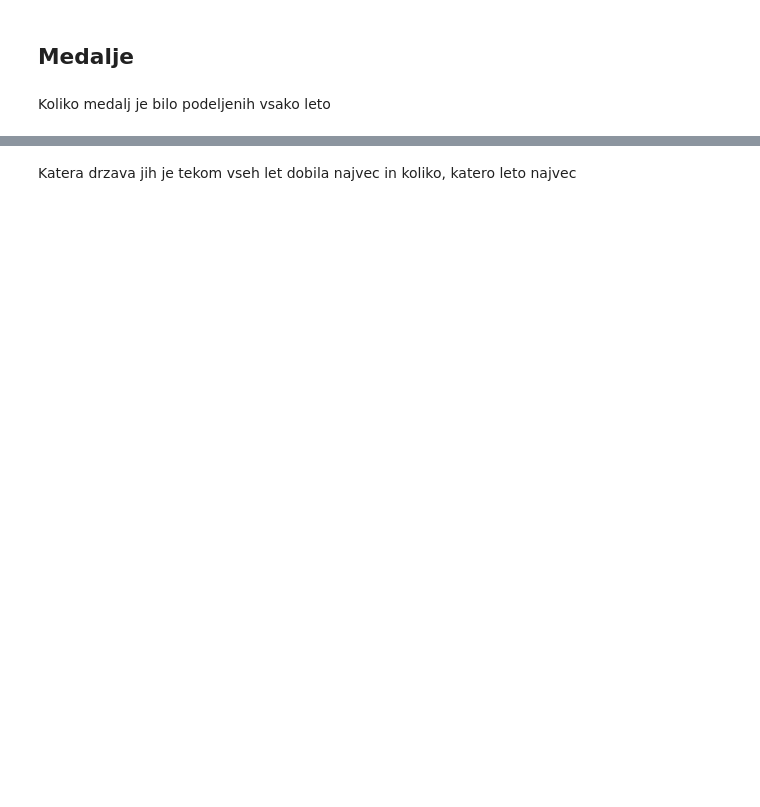
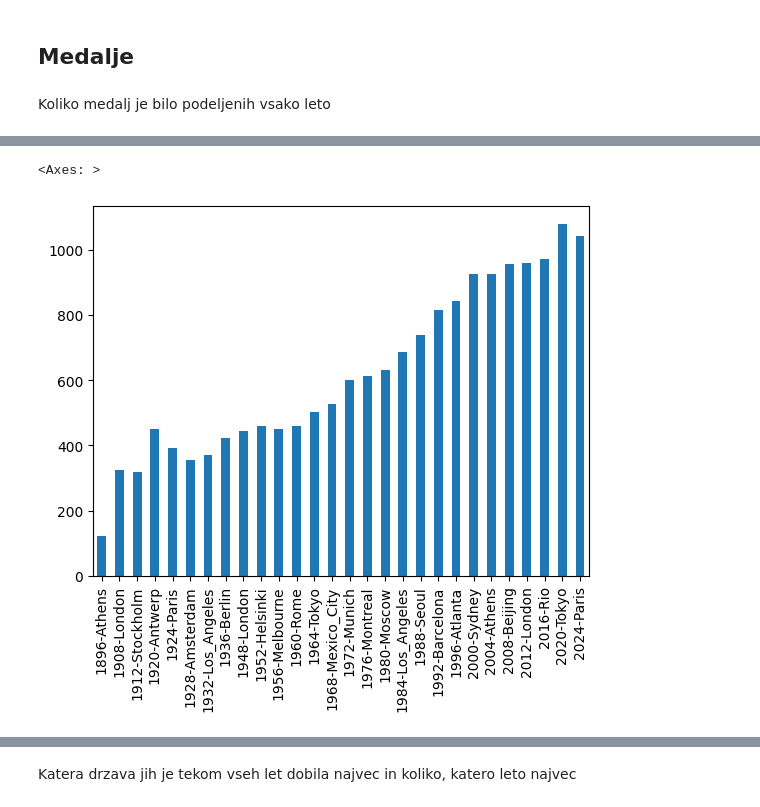
Before and after one commit to Kajaaa9/seminarska_naloga-olimpijske_igre, a Jupyter notebook: oi5_analiza.ipynb, the cells around one changed output, grey strips where cells are left out. Drawn from its saved outputs; the diff is of its cells as text; code cells hidden in the pictures; blank space fills up the shorter version.

Commit message:
analiza podatkov - grafi medalje po letih

```diff
--- a/oi5_analiza.ipynb
+++ b/oi5_analiza.ipynb
@@ -128,0 +89,5 @@ TypeError: can only concatenate str (not "int") to str
+# %%
+MEDALJE_SKUPAJ_SUMMER.loc['Skupaj'].plot.bar()
+# %% [output]
+<Axes: >
+[figure, added]
```
Also changed, not shown: parts of 13 cells of this notebook.
